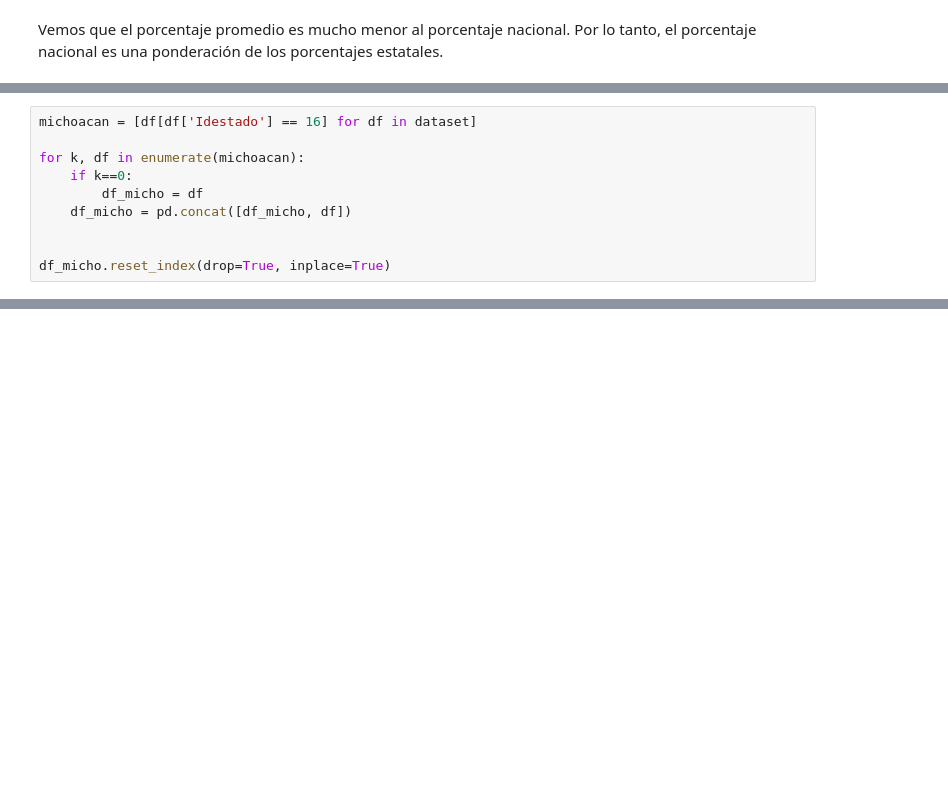
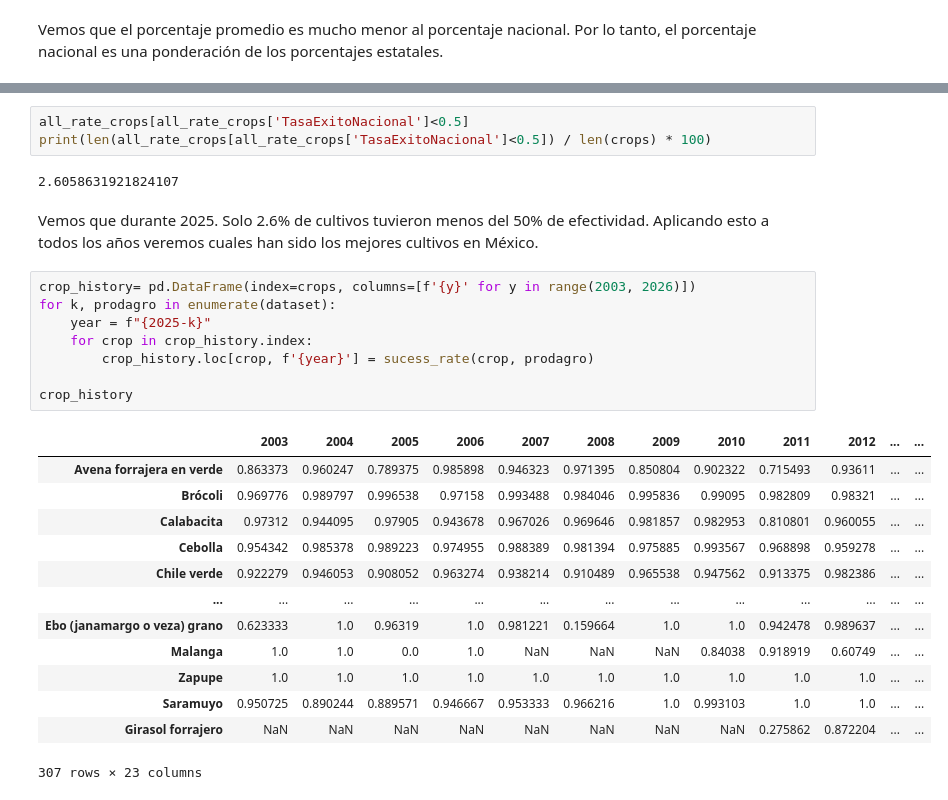
Before and after one commit to MCDagro3/proyecto_agronomia, a Jupyter notebook: notebooks/agroprod_3.ipynb, the cells around one changed output, grey strips where cells are left out. Cells and saved outputs as stored; diff of their text form; blank space fills up the shorter version.

```diff
--- a/notebooks/agroprod_3.ipynb
+++ b/notebooks/agroprod_3.ipynb
@@ -89,10 +80,0 @@ IndexError: list index out of range
-# %%
-michoacan = [df[df['Idestado'] == 16] for df in dataset]
-
-for k, df in enumerate(michoacan):
-    if k==0:
-        df_micho = df
-    df_micho = pd.concat([df_micho, df])
-
-
-df_micho.reset_index(drop=True, inplace=True)
@@ -215,0 +122,29 @@ agromodel(uq).detach().numpy()
+# %%
+all_rate_crops[all_rate_crops['TasaExitoNacional']<0.5]
+print(len(all_rate_crops[all_rate_crops['TasaExitoNacional']<0.5]) / len(crops) * 100)
+# %% [output]
+2.6058631921824107
+# %% [markdown]
+Vemos que durante 2025. Solo 2.6% de cultivos tuvieron menos del 50% de efectividad. Aplicando esto a todos los años veremos cuales han sido los mejores cultivos en México.
+# %%
+crop_history= pd.DataFrame(index=crops, columns=[f'{y}' for y in range(2003, 2026)])
+for k, prodagro in enumerate(dataset):
+    year = f"{2025-k}"
+    for crop in crop_history.index:
+        crop_history.loc[crop, f'{year}'] = sucess_rate(crop, prodagro)
+
+crop_history
+# %% [output]
+|  | 2003 | 2004 | 2005 | 2006 | 2007 | 2008 | 2009 | 2010 | 2011 | 2012 | ... | ... |
+| Avena forrajera en verde | 0.863373 | 0.960247 | 0.789375 | 0.985898 | 0.946323 | 0.971395 | 0.850804 | 0.902322 | 0.715493 | 0.93611 | ... | ... |
+| Brócoli | 0.969776 | 0.989797 | 0.996538 | 0.97158 | 0.993488 | 0.984046 | 0.995836 | 0.99095 | 0.982809 | 0.98321 | ... | ... |
+| Calabacita | 0.97312 | 0.944095 | 0.97905 | 0.943678 | 0.967026 | 0.969646 | 0.981857 | 0.982953 | 0.810801 | 0.960055 | ... | ... |
+| Cebolla | 0.954342 | 0.985378 | 0.989223 | 0.974955 | 0.988389 | 0.981394 | 0.975885 | 0.993567 | 0.968898 | 0.959278 | ... | ... |
+| Chile verde | 0.922279 | 0.946053 | 0.908052 | 0.963274 | 0.938214 | 0.910489 | 0.965538 | 0.947562 | 0.913375 | 0.982386 | ... | ... |
+| ... | ... | ... | ... | ... | ... | ... | ... | ... | ... | ... | ... | ... |
+| Ebo (janamargo o veza) grano | 0.623333 | 1.0 | 0.96319 | 1.0 | 0.981221 | 0.159664 | 1.0 | 1.0 | 0.942478 | 0.989637 | ... | ... |
+| Malanga | 1.0 | 1.0 | 0.0 | 1.0 | NaN | NaN | NaN | 0.84038 | 0.918919 | 0.60749 | ... | ... |
+| Zapupe | 1.0 | 1.0 | 1.0 | 1.0 | 1.0 | 1.0 | 1.0 | 1.0 | 1.0 | 1.0 | ... | ... |
+| Saramuyo | 0.950725 | 0.890244 | 0.889571 | 0.946667 | 0.953333 | 0.966216 | 1.0 | 0.993103 | 1.0 | 1.0 | ... | ... |
+| Girasol forrajero | NaN | NaN | NaN | NaN | NaN | NaN | NaN | NaN | 0.275862 | 0.872204 | ... | ... |
+307 rows × 23 columns
```
Also changed, not shown: parts of 27 cells of this notebook.
